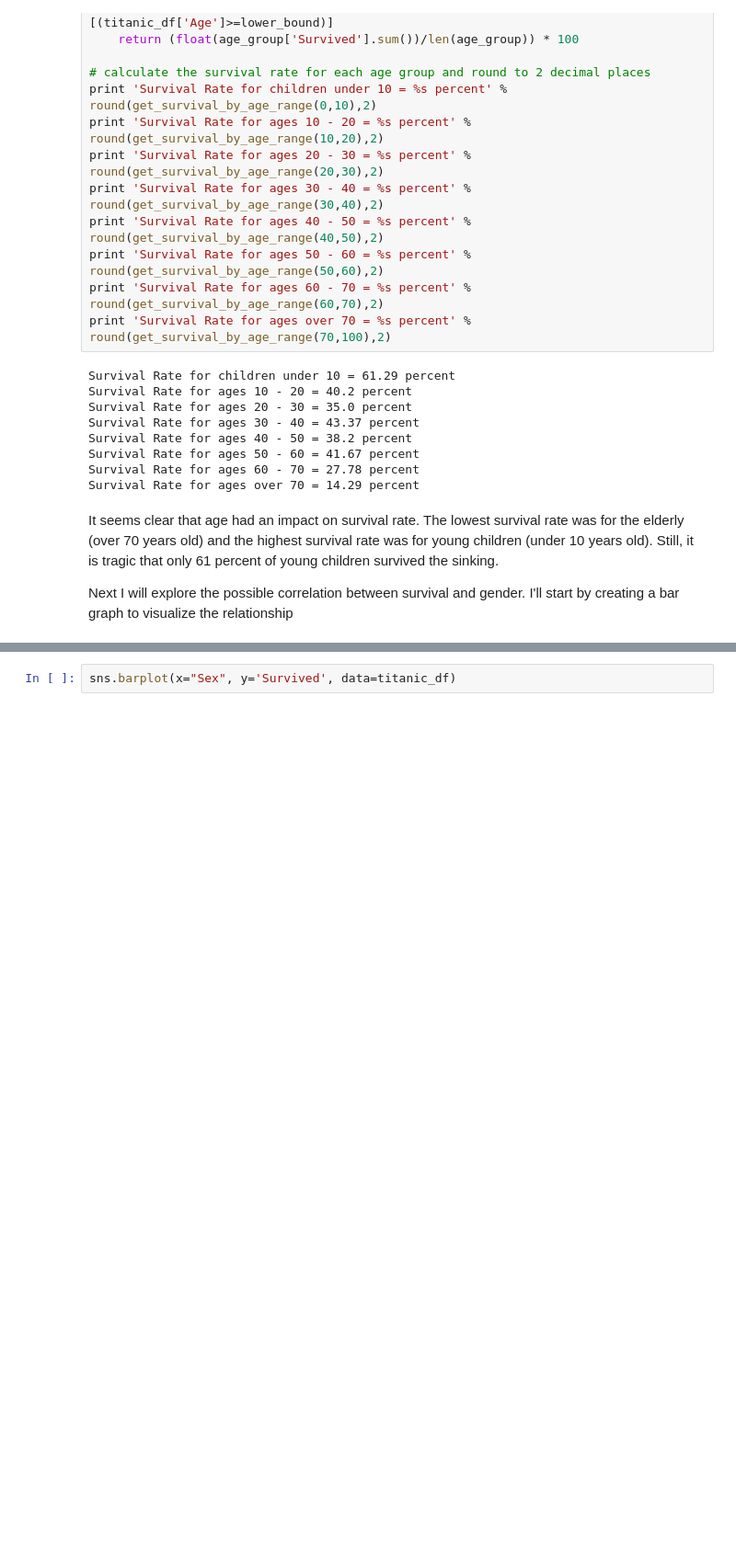
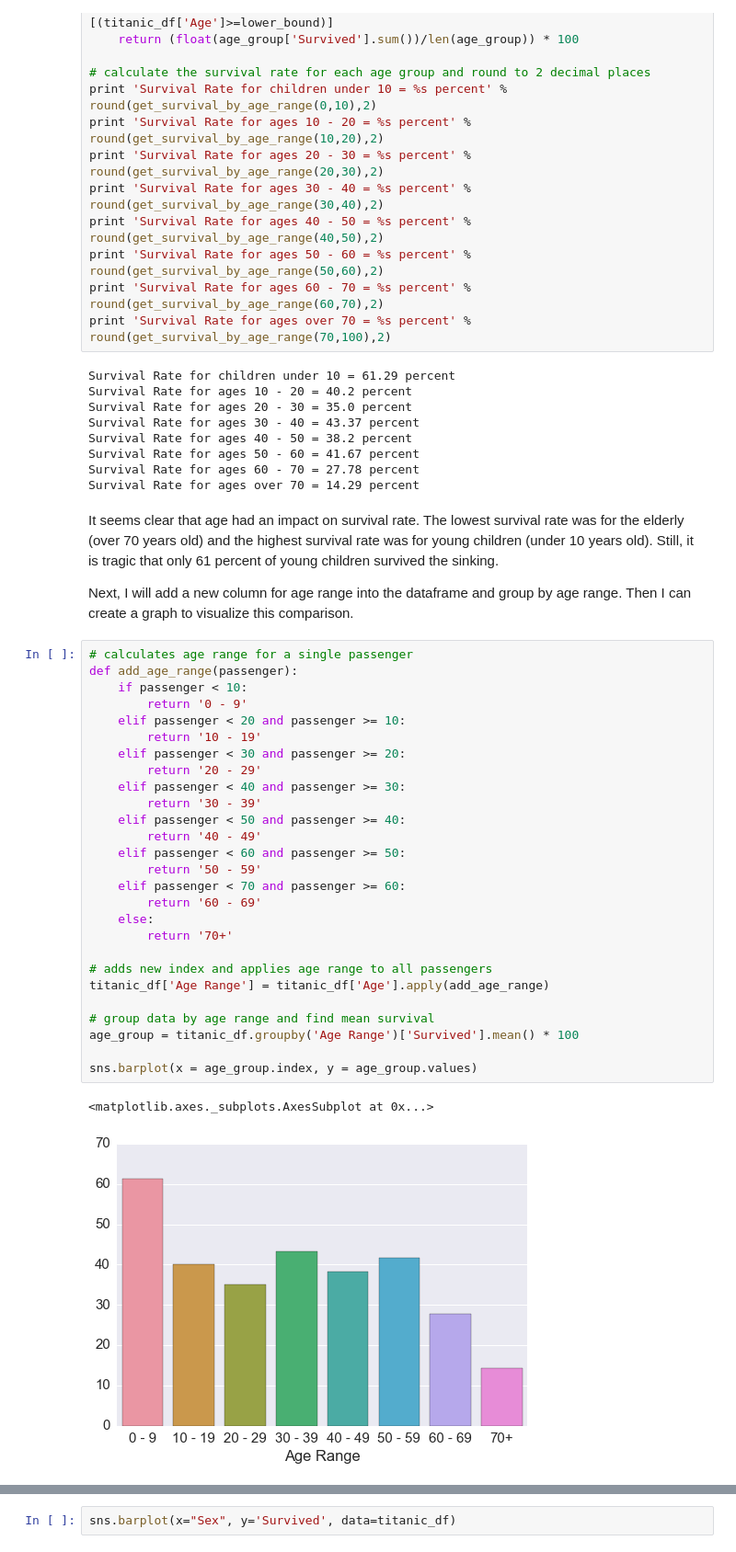
Before and after one commit to CassLamendola/titanic_analysis, a Jupyter notebook: Titanic Analysis.ipynb, the cells around one changed output, grey strips where cells are left out. Shown: that part at 92% size. Saved outputs shown, nothing was run; the diff lists cells and outputs as text; blank space fills up the shorter version.

```diff
--- a/Titanic Analysis.ipynb
+++ b/Titanic Analysis.ipynb
@@ -148,4 +148,34 @@ Survival Rate for ages over 70 = 14.29 percent
 # %% [markdown]
 It seems clear that age had an impact on survival rate. The lowest survival rate was for the elderly (over 70 years old) and the highest survival rate was for young children (under 10 years old). Still, it is tragic that only 61 percent of young children survived the sinking.
 
-Next I will explore the possible correlation between survival and gender. I'll start by creating a bar graph to visualize the relationship
+Next, I will add a new column for age range into the dataframe and group by age range. Then I can create a graph to visualize this comparison.
+# %%
+# calculates age range for a single passenger
+def add_age_range(passenger):
+    if passenger < 10:
+        return '0 - 9'
+    elif passenger < 20 and passenger >= 10:
+        return '10 - 19'
+    elif passenger < 30 and passenger >= 20:
+        return '20 - 29'
+    elif passenger < 40 and passenger >= 30:
+        return '30 - 39'
+    elif passenger < 50 and passenger >= 40:
+        return '40 - 49'
+    elif passenger < 60 and passenger >= 50:
+        return '50 - 59'
+    elif passenger < 70 and passenger >= 60:
+        return '60 - 69'
+    else:
+        return '70+'
+
+# adds new index and applies age range to all passengers
+titanic_df['Age Range'] = titanic_df['Age'].apply(add_age_range)
+
+# group data by age range and find mean survival
+age_group = titanic_df.groupby('Age Range')['Survived'].mean() * 100
+
+sns.barplot(x = age_group.index, y = age_group.values)
+# %% [output]
+<matplotlib.axes._subplots.AxesSubplot at 0x...>
+[figure, added]
```
Also changed, not shown: parts of 2 cells of this notebook, 2 other files.
